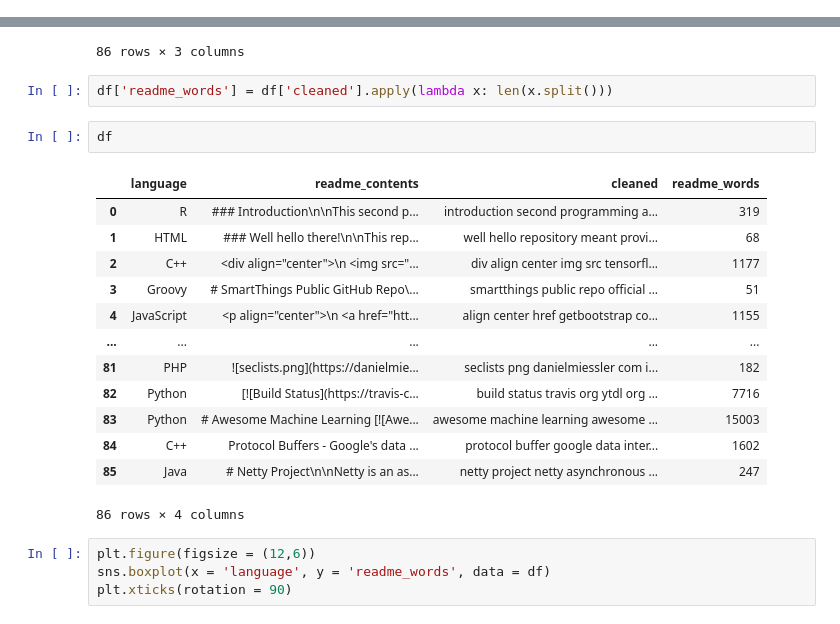
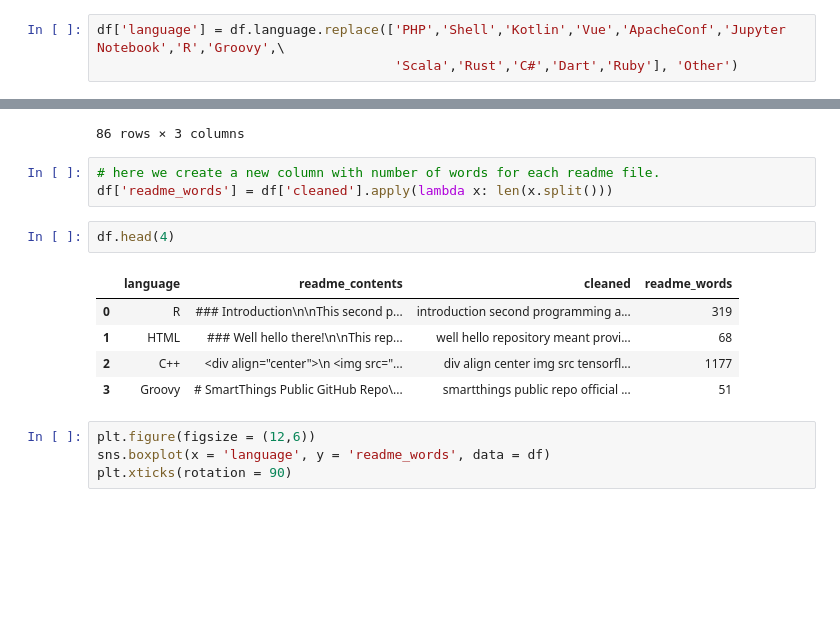
Before and after one commit to The-Tree-Muskeeters/git-language, a Jupyter notebook: nlp_project_ravinder.ipynb, the cells around one changed output, grey strips where cells are left out. Drawn from its saved outputs; the diff is of its cells as text; blank space fills up the shorter version.

Commit message:
start with new data

```diff
--- a/nlp_project_ravinder.ipynb
+++ b/nlp_project_ravinder.ipynb
@@ -145,2 +145,5 @@ R                    1
 Ruby                 1
 Name: language, dtype: int64
+# %%
+df['language'] = df.language.replace(['PHP','Shell','Kotlin','Vue','ApacheConf','Jupyter Notebook','R','Groovy',\
+                                      'Scala','Rust','C#','Dart','Ruby'], 'Other')
@@ -286,23 +296,16 @@ df
 | 85 | Java | # Netty Project\n\nNetty is an as... | netty project netty asynchronous ... |
 86 rows × 3 columns
 # %%
+# here we create a new column with number of words for each readme file.
 df['readme_words'] = df['cleaned'].apply(lambda x: len(x.split()))
 # %%
-df
+df.head(4)
 # %% [output]
 |  | language | readme_contents | cleaned | readme_words |
 | 0 | R | ### Introduction\n\nThis second p... | introduction second programming a... | 319 |
 | 1 | HTML | ### Well hello there!\n\nThis rep... | well hello repository meant provi... | 68 |
 | 2 | C++ | <div align="center">\n <img src="... | div align center img src tensorfl... | 1177 |
 | 3 | Groovy | # SmartThings Public GitHub Repo\... | smartthings public repo official ... | 51 |
-| 4 | JavaScript | <p align="center">\n <a href="htt... | align center href getbootstrap co... | 1155 |
-| ... | ... | ... | ... | ... |
-| 81 | PHP | ![seclists.png](https://danielmie... | seclists png danielmiessler com i... | 182 |
-| 82 | Python | [![Build Status](https://travis-c... | build status travis org ytdl org ... | 7716 |
-| 83 | Python | # Awesome Machine Learning [![Awe... | awesome machine learning awesome ... | 15003 |
-| 84 | C++ | Protocol Buffers - Google's data ... | protocol buffer google data inter... | 1602 |
-| 85 | Java | # Netty Project\n\nNetty is an as... | netty project netty asynchronous ... | 247 |
-86 rows × 4 columns
 # %%
 plt.figure(figsize = (12,6))
 sns.boxplot(x = 'language', y = 'readme_words', data = df)
```
Also changed, not shown: parts of 11 cells of this notebook.
